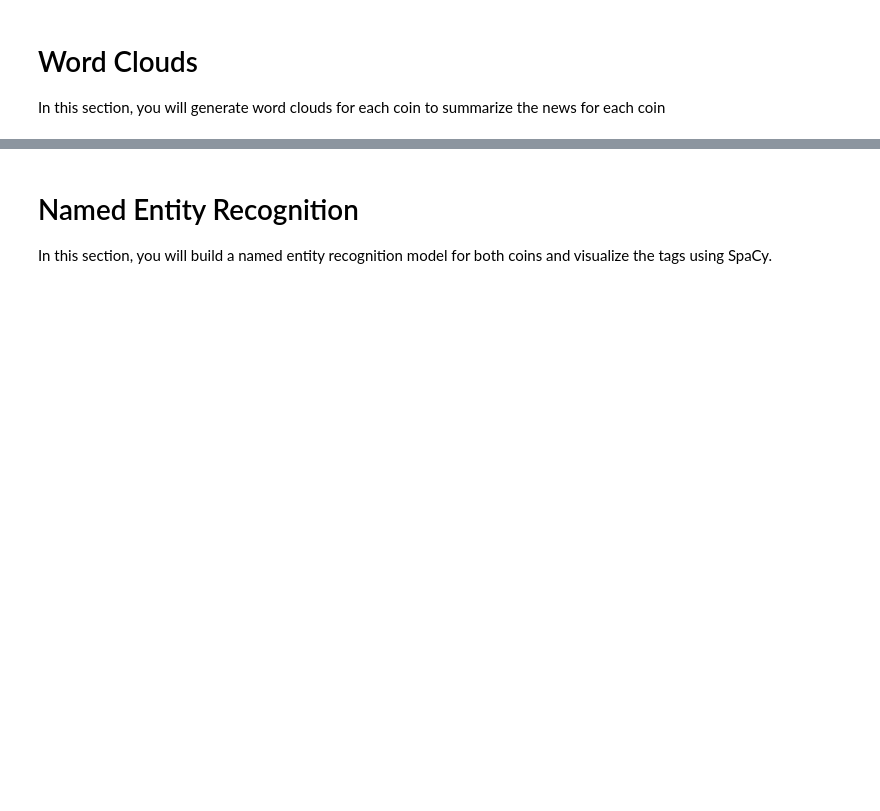
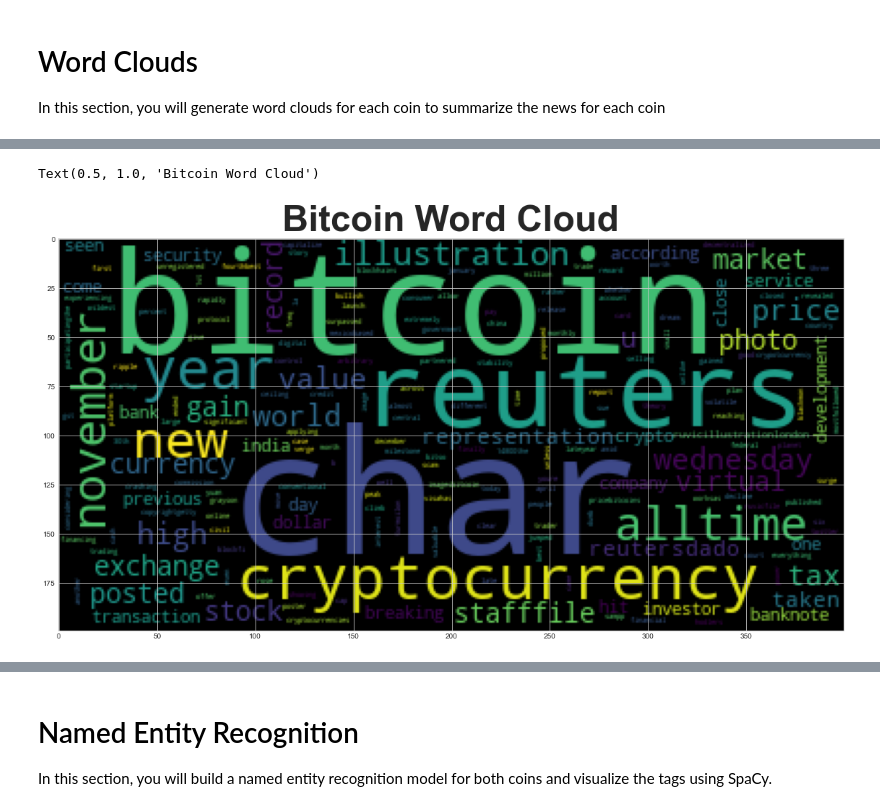
Before and after one commit to dstroe/homework12, a Jupyter notebook: crypto_sentiment.ipynb, the cells around one changed output, grey strips where cells are left out. Saved outputs shown, nothing was run; the diff lists cells and outputs as text; code cells hidden in the pictures; blank space fills up the shorter version.

```diff
--- a/crypto_sentiment.ipynb
+++ b/crypto_sentiment.ipynb
@@ -249,3 +255,14 @@ In this section you will look at the ngrams and word frequency for each coin.
 # %%
 from collections import Counter
 from nltk import ngrams
+# %%
+
+def get_tokens(df):
+    tokens = []
+    for token in df['tokens']:
+        tokens.extend(token)
+    return tokens
+
+
+BTC_tokens = get_tokens(BTC_sentiment_df)
+ETH_tokens = get_tokens(ETH_sentiment_df)
@@ -352,0 +363,8 @@ mpl.rcParams['figure.figsize'] = [20.0, 10.0]
+# %%
+# Generate the Bitcoin word cloud
+wc = WordCloud(collocations=False).generate(' '.join(BTC_tokens))
+plt.imshow(wc)
+plt.title(label='Bitcoin Word Cloud', fontdict={'fontsize': 50, 'fontweight':'bold'})
+# %% [output]
+Text(0.5, 1.0, 'Bitcoin Word Cloud')
+[figure, added]
```
Also changed, not shown: parts of 16 cells of this notebook.
